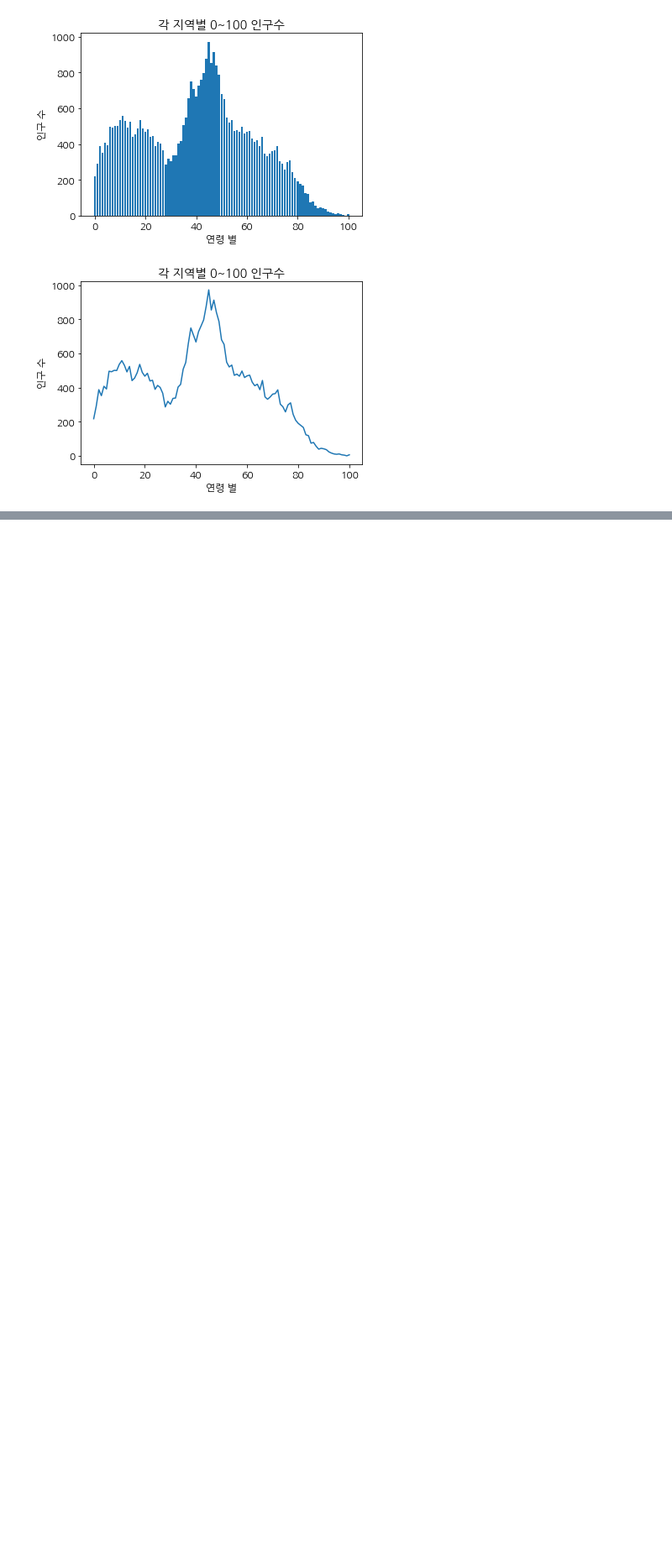
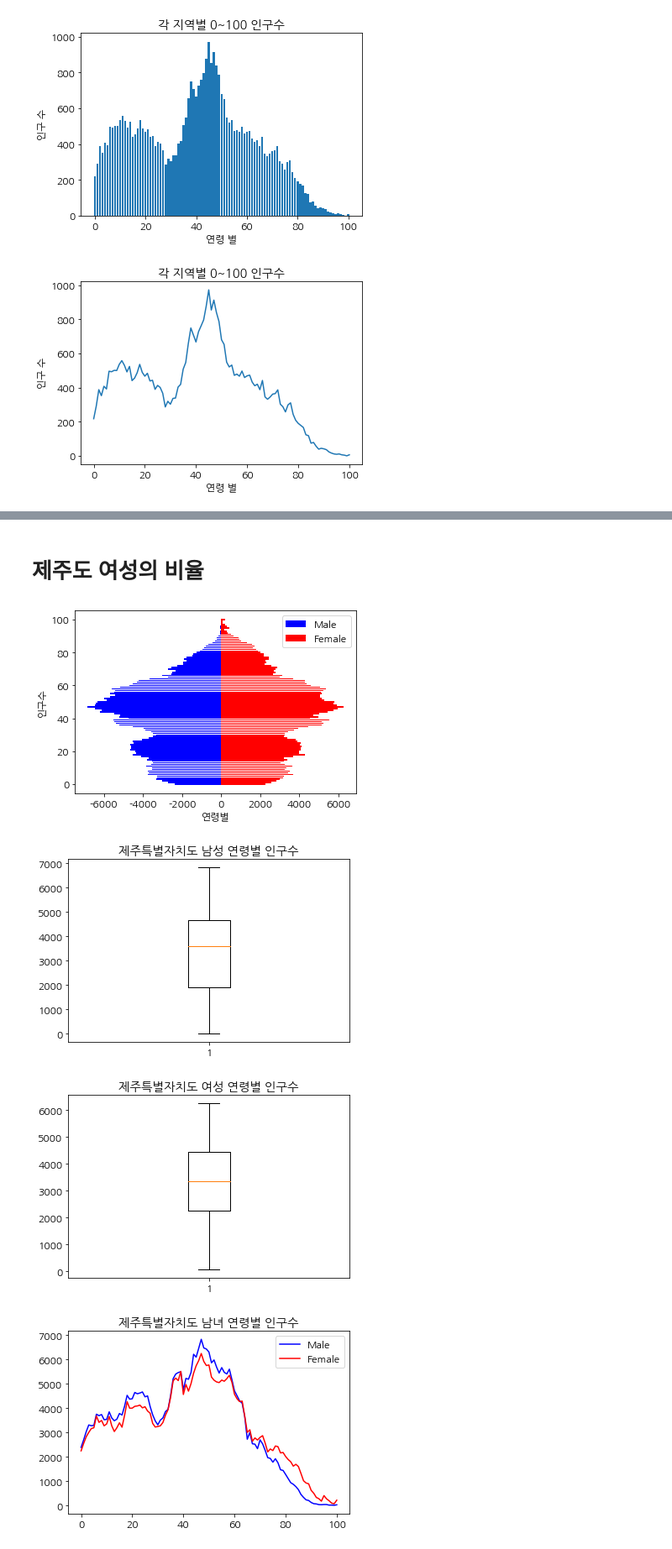
Before and after one commit to HIMMEL95/Elice, a Jupyter notebook: Population_public_data/public_data.ipynb, the cells around one changed output, grey strips where cells are left out. Shown at 84% size. Drawn from its saved outputs; the diff is of its cells as text; code cells hidden in the pictures; blank space fills up the shorter version.

```diff
--- a/Population_public_data/public_data.ipynb
+++ b/Population_public_data/public_data.ipynb
@@ -189,0 +228,54 @@ plt.show()
+# %% [markdown]
+# 제주도 여성의 비율
+# %%
+import pandas as pd
+import matplotlib.pyplot as plt
+import numpy as np
+import csv
+
+f = open('gender.csv', encoding='cp949')
+data =csv.reader(f)
+next(data)
+
+m = []
+f = []
+
+for v in data:
+    if '제주특별자치도  (5000000000)' in v[0]:
+        m = v[3:104]
+        f = v[106:]
+
+x = np.arange(0, 101)
+y = [-int(i.replace(',', '')) for i in m]
+f1 = [int(a.replace(',', '')) for a in f]
+
+plt.barh(x, y, color='b', label ='Male')
+plt.barh(x, f1, color='r', label ='Female')
+plt.xlabel('연령별')
+plt.ylabel('인구수')
+plt.legend()
+plt.rcParams['font.family'] = 'NanumGothic'
+plt.rcParams['axes.unicode_minus'] = False
+plt.show()
+
+f2  = [-int(b) for b in y]
+
+plt.boxplot(f2)
+plt.title('제주특별자치도 남성 연령별 인구수')
+plt.show()
+
+plt.boxplot(f1)
+plt.title('제주특별자치도 여성 연령별 인구수')
+plt.show()
+
+plt.plot(x, f2, color='b', label='Male')
+plt.plot(x, f1, color='r', label='Female')
+plt.title('제주특별자치도 남녀 연령별 인구수')
+plt.legend()
+plt.rcParams['font.family'] = 'NanumGothic'
+plt.show()
+# %% [output]
+[figure, added]
+[figure, added]
+[figure, added]
+[figure, added]
```
Also changed, not shown: parts of 12 cells of this notebook, 9 other files.
